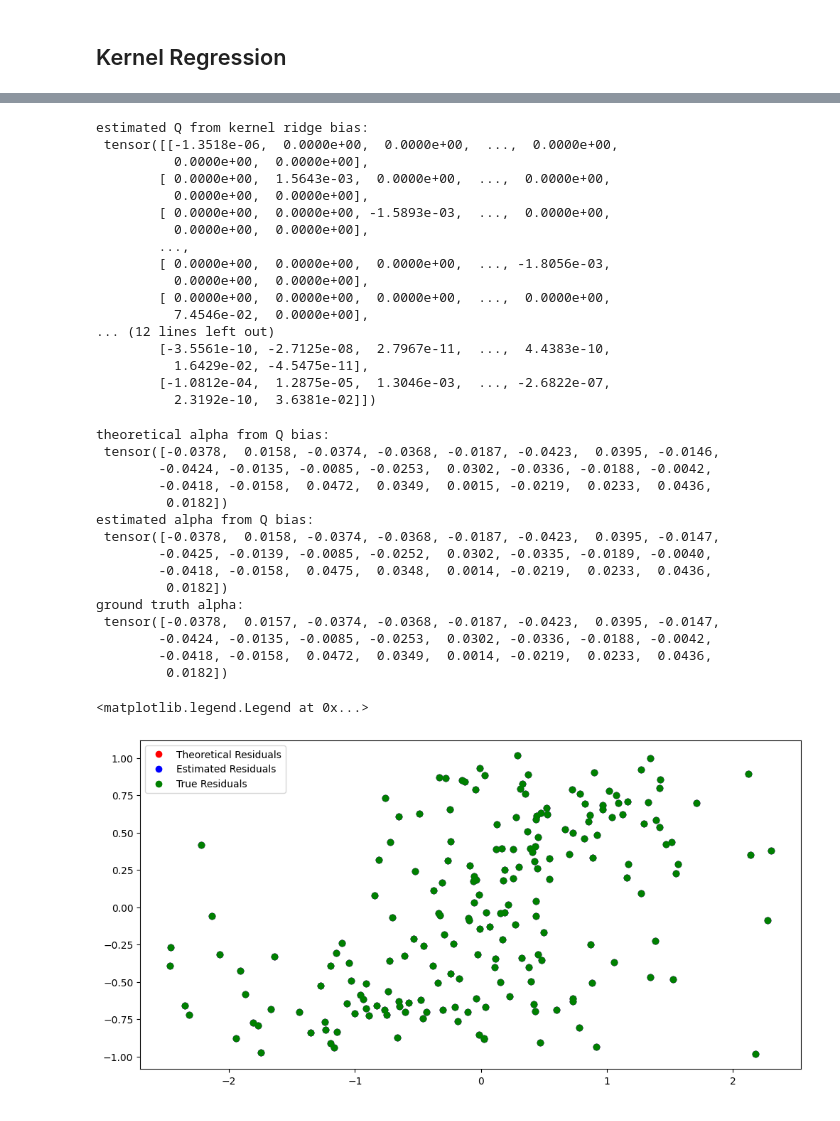
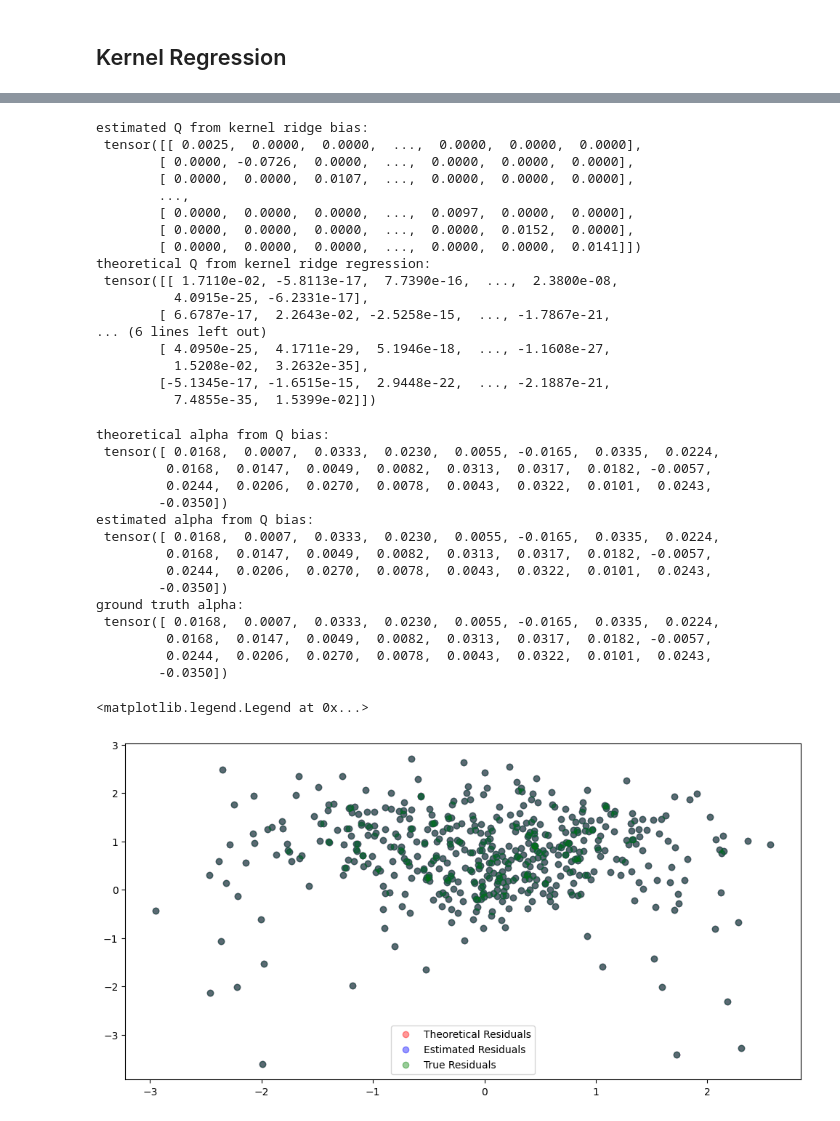
Before and after one commit to jrudoler/estimating-implicit-regularization, a Jupyter notebook: learn-inductive-bias.ipynb, the cells around one changed output, grey strips where cells are left out. Drawn from its saved outputs; the diff is of its cells as text; code cells hidden in the pictures.

Commit message:
use radial sine function

```diff
--- a/learn-inductive-bias.ipynb
+++ b/learn-inductive-bias.ipynb
@@ -22,11 +22,12 @@ torch.set_float32_matmul_precision("highest")
 # %% [markdown]
 ## Kernel Regression
 # %%
-# sinusoidal data
 torch.manual_seed(56)
-N = 200
+N = 500
 p = 2 # input dimension / number of features
 X = torch.randn(N, p)
-betas = torch.ones(p)#3 * torch.randn(p)
-y = torch.sin(X @ betas) + 0.1 * torch.randn(N)
+# radial sine function sin(||x||) with some noise
+# y = torch.sin(torch.norm(X, p=1, dim=1)) + 0.3 * torch.randn(N)
+y = torch.sin(torch.norm(X, p=1, dim=1))*torch.norm(X, p=2, dim=1) + 0.5 * torch.randn(N)
+
 dm_sin = FullBatchDataModule(X, y, num_workers=3)
@@ -33,7 +43,7 @@ dm_sin = FullBatchDataModule(X, y, num_workers=3)
 # %%
 eta = 1e-2 # learning rate
 lambda_ = 0.1 # regularization parameter
-gamma = 10. # width of the RBF kernel
+gamma = 100. # width of the RBF kernel
 # compute RBF kernel
 pre_comp_K = rbf_kernel_torch(X=X, Y=X, gamma=gamma, eps=1e-8, enforce_psd=False)
 assert is_psd(pre_comp_K, tol=1e-8), "Kernel is not positive semidefinite!"
@@ -54,7 +64,7 @@ Max learning rate: 0.5761852187
 # %%
 # Regression with RBF kernel
 rbf_kernel_reg = KernelRegression(
-    kernel_function=partial(rbf_kernel_torch, gamma=gamma),
+    kernel_function=partial(rbf_kernel_torch, gamma=gamma, eps=1e-8, enforce_psd=False),
     n_train_samples=N,
     fit_intercept=False,
     ridge_lambda=lambda_,
@@ -131,5 +128,5 @@ plt.legend()
 # %%
-K = rbf_kernel_torch(X, X, gamma=gamma)
+K = rbf_kernel_torch(X, X, gamma=gamma, eps=1e-8, enforce_psd=False)
 assert torch.isfinite(K).all()
 alpha = rbf_kernel_reg.kernel_linear.weight.detach().view(-1)
 # print(f"RBF Kernel Regression alphas: \n{alpha}")
@@ -252,22 +249,22 @@ print("estimated Q from kernel ridge bias:\n", Q_hat_kernel_ridge)
 print("theoretical Q from kernel ridge regression:\n", Q_kernel_ridge)
 # %% [output]
 estimated Q from kernel ridge bias:
- tensor([[-1.3518e-06,  0.0000e+00,  0.0000e+00,  ...,  0.0000e+00,
-          0.0000e+00,  0.0000e+00],
-        [ 0.0000e+00,  1.5643e-03,  0.0000e+00,  ...,  0.0000e+00,
-          0.0000e+00,  0.0000e+00],
-        [ 0.0000e+00,  0.0000e+00, -1.5893e-03,  ...,  0.0000e+00,
-          0.0000e+00,  0.0000e+00],
+ tensor([[ 0.0025,  0.0000,  0.0000,  ...,  0.0000,  0.0000,  0.0000],
+        [ 0.0000, -0.0726,  0.0000,  ...,  0.0000,  0.0000,  0.0000],
+        [ 0.0000,  0.0000,  0.0107,  ...,  0.0000,  0.0000,  0.0000],
         ...,
-        [ 0.0000e+00,  0.0000e+00,  0.0000e+00,  ..., -1.8056e-03,
-          0.0000e+00,  0.0000e+00],
-        [ 0.0000e+00,  0.0000e+00,  0.0000e+00,  ...,  0.0000e+00,
-          7.4546e-02,  0.0000e+00],
-... (12 lines left out)
-        [-3.5561e-10, -2.7125e-08,  2.7967e-11,  ...,  4.4383e-10,
-          1.6429e-02, -4.5475e-11],
-        [-1.0812e-04,  1.2875e-05,  1.3046e-03,  ..., -2.6822e-07,
-          2.3192e-10,  3.6381e-02]])
+        [ 0.0000,  0.0000,  0.0000,  ...,  0.0097,  0.0000,  0.0000],
+        [ 0.0000,  0.0000,  0.0000,  ...,  0.0000,  0.0152,  0.0000],
+        [ 0.0000,  0.0000,  0.0000,  ...,  0.0000,  0.0000,  0.0141]])
+theoretical Q from kernel ridge regression:
+ tensor([[ 1.7110e-02, -5.8113e-17,  7.7390e-16,  ...,  2.3800e-08,
+          4.0915e-25, -6.2331e-17],
+        [ 6.6787e-17,  2.2643e-02, -2.5258e-15,  ..., -1.7867e-21,
+... (6 lines left out)
+        [ 4.0950e-25,  4.1711e-29,  5.1946e-18,  ..., -1.1608e-27,
+          1.5208e-02,  3.2632e-35],
+        [-5.1345e-17, -1.6515e-15,  2.9448e-22,  ..., -2.1887e-21,
+          7.4855e-35,  1.5399e-02]])
 # %%
 # Compare the estimated Q from kernel bias with the one from kernel regression
 theory_alpha = compute_alpha_closed_form(K = K, y= y, Q=Q_kernel_ridge, omega=torch.zeros(N), lambda_=lambda_)
@@ -277,33 +274,33 @@ print("estimated alpha from Q bias:\n", estimated_alpha[:25])
 print("ground truth alpha:\n", alpha[:25])
 # %% [output]
 theoretical alpha from Q bias:
- tensor([-0.0378,  0.0158, -0.0374, -0.0368, -0.0187, -0.0423,  0.0395, -0.0146,
-        -0.0424, -0.0135, -0.0085, -0.0253,  0.0302, -0.0336, -0.0188, -0.0042,
-        -0.0418, -0.0158,  0.0472,  0.0349,  0.0015, -0.0219,  0.0233,  0.0436,
-         0.0182])
+ tensor([ 0.0168,  0.0007,  0.0333,  0.0230,  0.0055, -0.0165,  0.0335,  0.0224,
+         0.0168,  0.0147,  0.0049,  0.0082,  0.0313,  0.0317,  0.0182, -0.0057,
+         0.0244,  0.0206,  0.0270,  0.0078,  0.0043,  0.0322,  0.0101,  0.0243,
+        -0.0350])
 estimated alpha from Q bias:
- tensor([-0.0378,  0.0158, -0.0374, -0.0368, -0.0187, -0.0423,  0.0395, -0.0147,
-        -0.0425, -0.0139, -0.0085, -0.0252,  0.0302, -0.0335, -0.0189, -0.0040,
-        -0.0418, -0.0158,  0.0475,  0.0348,  0.0014, -0.0219,  0.0233,  0.0436,
-         0.0182])
+ tensor([ 0.0168,  0.0007,  0.0333,  0.0230,  0.0055, -0.0165,  0.0335,  0.0224,
+         0.0168,  0.0147,  0.0049,  0.0082,  0.0313,  0.0317,  0.0182, -0.0057,
+         0.0244,  0.0206,  0.0270,  0.0078,  0.0043,  0.0322,  0.0101,  0.0243,
+        -0.0350])
 ground truth alpha:
- tensor([-0.0378,  0.0157, -0.0374, -0.0368, -0.0187, -0.0423,  0.0395, -0.0147,
-        -0.0424, -0.0135, -0.0085, -0.0253,  0.0302, -0.0336, -0.0188, -0.0042,
-        -0.0418, -0.0158,  0.0472,  0.0349,  0.0014, -0.0219,  0.0233,  0.0436,
-         0.0182])
+ tensor([ 0.0168,  0.0007,  0.0333,  0.0230,  0.0055, -0.0165,  0.0335,  0.0224,
+         0.0168,  0.0147,  0.0049,  0.0082,  0.0313,  0.0317,  0.0182, -0.0057,
+         0.0244,  0.0206,  0.0270,  0.0078,  0.0043,  0.0322,  0.0101,  0.0243,
+        -0.0350])
 # %%
 # predictions from the bias model
 theory_resid = y - (theory_alpha @ K)
 estimated_resid = y - (estimated_alpha @ K)
 true_resid = y - (alpha @ K)
 plt.figure(figsize=(12, 6))
-plt.plot(X[:, 0], theory_resid, 'o', color="red", label='Theoretical Residuals')
-plt.plot(X[:, 0], estimated_resid, 'o', color="blue", label='Estimated Residuals')
-plt.plot(X[:, 0], true_resid, 'o', color="green", label='True Residuals')
+plt.plot(X[:, 0], theory_resid, 'o', color="red", alpha=0.4, label='Theoretical Residuals')
+plt.plot(X[:, 0], estimated_resid, 'o', color="blue", alpha=0.4, label='Estimated Residuals')
+plt.plot(X[:, 0], true_resid, 'o', color="green", alpha=0.4, label='True Residuals')
 plt.legend()
 # %% [output]
 <matplotlib.legend.Legend at 0x...>
-[figure, old version]
+[figure, new version]
 # %%
 # compare RMSE
 from sklearn.metrics import mean_squared_error
```
Also changed, not shown: parts of 8 cells of this notebook, 1 other file.
